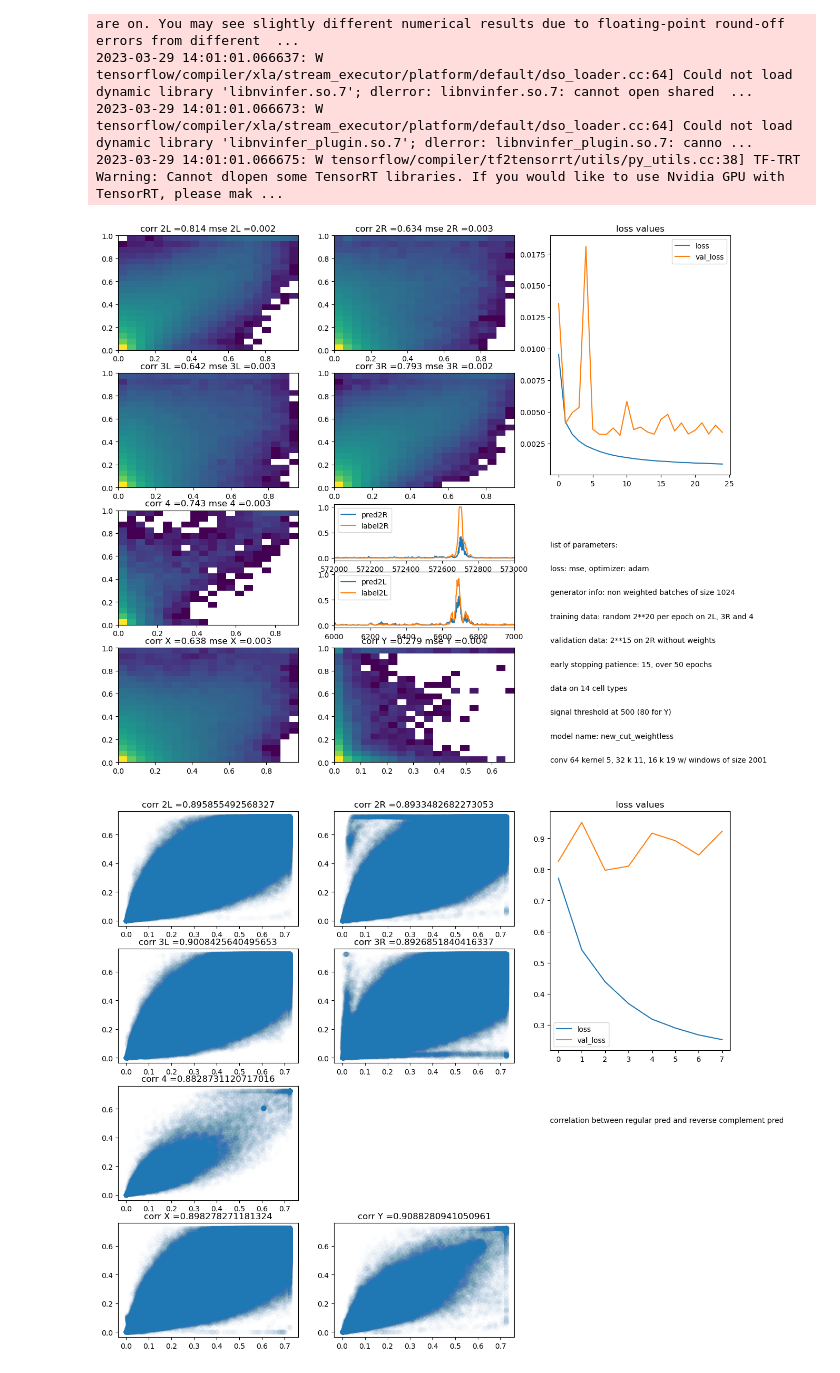
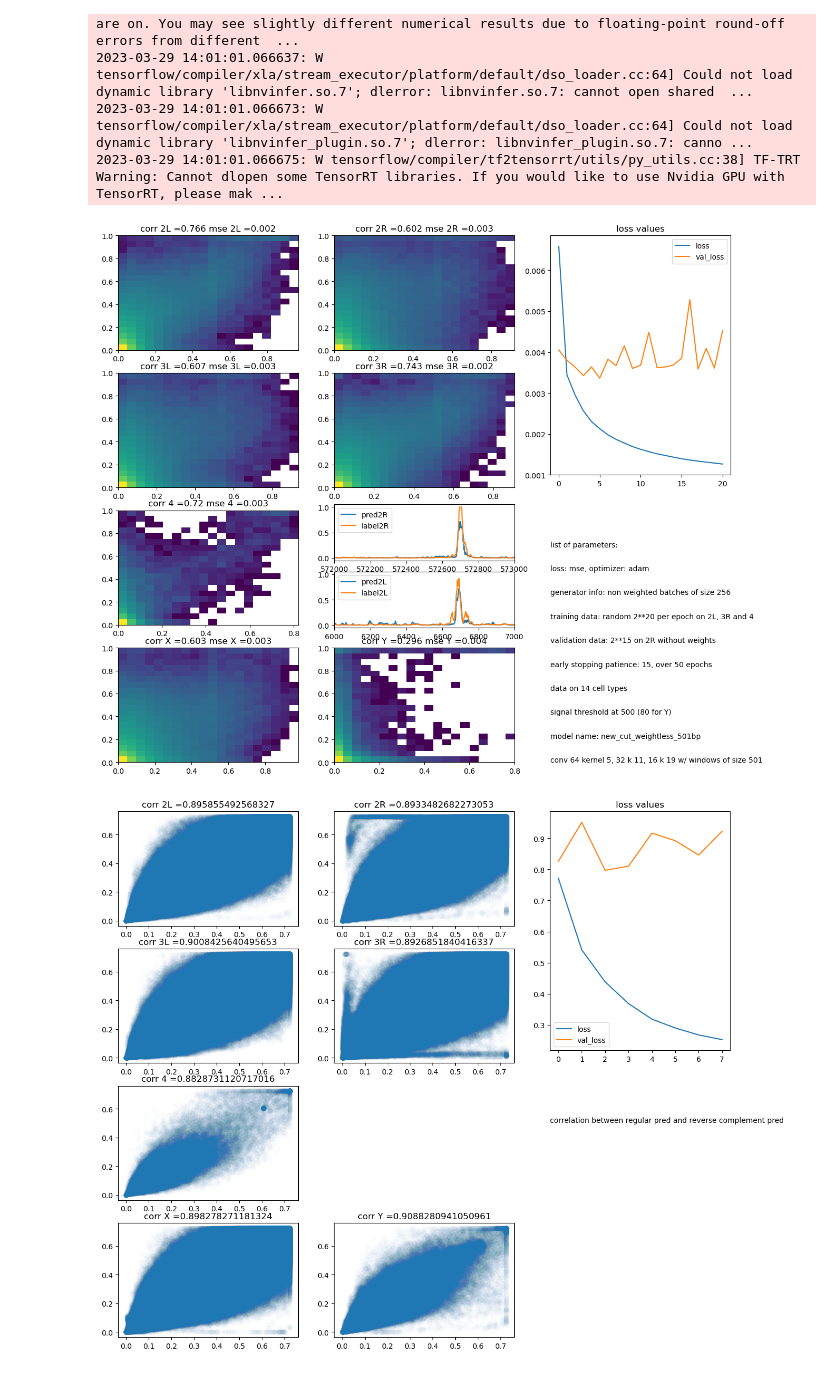
Before and after one commit to floriantilliet/mnhn_internship, a Jupyter notebook: projet3.ipynb, the cells around one changed output. Cells and saved outputs as stored; diff of their text form; code cells hidden in the pictures.

```diff
--- a/projet3.ipynb
+++ b/projet3.ipynb
@@ -74,14 +77,14 @@ Y_Y=np.load('/home/florian/projet/scATACseq_14chr.npz')['Y'][0]
 Y_Y[Y_Y >= 80] = 80
 Y_Y=Y_Y/80
 # %%
-df = pd.read_csv ('/home/florian/projet/models/new_cut_weightless/history.csv')
-pred2L=np.load('/home/florian/projet/models/preds_new_cut_weightless.npz')['pred2L']
-pred2R=np.load('/home/florian/projet/models/preds_new_cut_weightless.npz')['pred2R']
-pred3L=np.load('/home/florian/projet/models/preds_new_cut_weightless.npz')['pred3L']
-pred3R=np.load('/home/florian/projet/models/preds_new_cut_weightless.npz')['pred3R']
-pred4=np.load('/home/florian/projet/models/preds_new_cut_weightless.npz')['pred4']
-predX=np.load('/home/florian/projet/models/preds_new_cut_weightless.npz')['predX']
-predY=np.load('/home/florian/projet/models/preds_new_cut_weightless.npz')['predY']
+df = pd.read_csv ('/home/florian/projet/models/new_cut_weightless_501bp/history.csv')
+pred2L=np.load('/home/florian/projet/models/preds_new_cut_weightless_501bp.npz')['pred2L']
+pred2R=np.load('/home/florian/projet/models/preds_new_cut_weightless_501bp.npz')['pred2R']
+pred3L=np.load('/home/florian/projet/models/preds_new_cut_weightless_501bp.npz')['pred3L']
+pred3R=np.load('/home/florian/projet/models/preds_new_cut_weightless_501bp.npz')['pred3R']
+pred4=np.load('/home/florian/projet/models/preds_new_cut_weightless_501bp.npz')['pred4']
+predX=np.load('/home/florian/projet/models/preds_new_cut_weightless_501bp.npz')['predX']
+predY=np.load('/home/florian/projet/models/preds_new_cut_weightless_501bp.npz')['predY']
 corr2L=round(np.corrcoef(Y_2L[::10],pred2L)[0][1],3)
 corr2R=round(np.corrcoef(Y_2R[::10],pred2R)[0][1],3)
 corr3R=round(np.corrcoef(Y_3R[1::10],pred3R)[0][1],3)#1
@@ -170,37 +173,37 @@ plt.plot(df['loss'],label='loss')
 plt.plot(df['val_loss'],label="val_loss")
 plt.legend()
 plt.title('loss values')
 
 plt.subplot(8,3,14)
 plt.plot(pred2R,label='pred2R')
 plt.plot(Y_2R[::10],label='label2R')
 plt.xlim(572000,573000)
 plt.legend()
 
 plt.subplot(8,3,17)
 plt.plot(pred2L,label='pred2L')
 plt.plot(Y_2L[::10],label='label2L')
 plt.xlim(6000,7000)
 plt.legend()
 
 plt.subplot(2,3,6)
 plt.axis([0, 10, 0, 10])
 plt.text(0,9,"list of parameters:")
 plt.text(0,8,"loss: mse, optimizer: adam")
-plt.text(0,7,"generator info: non weighted batches of size 1024")
+plt.text(0,7,"generator info: non weighted batches of size 256")
 plt.text(0,6,"training data: random 2**20 per epoch on 2L, 3R and 4")
 plt.text(0,5,"validation data: 2**15 on 2R without weights")
 plt.text(0,4,"early stopping patience: 15, over 50 epochs")
 plt.text(0,3,"data on 14 cell types")
 plt.text(0,2,"signal threshold at 500 (80 for Y)")
-plt.text(0,1,"model name: new_cut_weightless")
-plt.text(0,0,"conv 64 kernel 5, 32 k 11, 16 k 19 w/ windows of size 2001")
+plt.text(0,1,"model name: new_cut_weightless_501bp")
+plt.text(0,0,"conv 64 kernel 5, 32 k 11, 16 k 19 w/ windows of size 501")
 
 plt.axis("off")
 
 plt.subplots_adjust(bottom=0.001, top=0.9999)
 # %% [output]
-[figure, old version]
+[figure, new version]
 # %%
 plt.figure(figsize=(15,10))
 plt.subplot(4,3,1)
```
Also changed, not shown: parts of 10 cells of this notebook, 2 other files.
